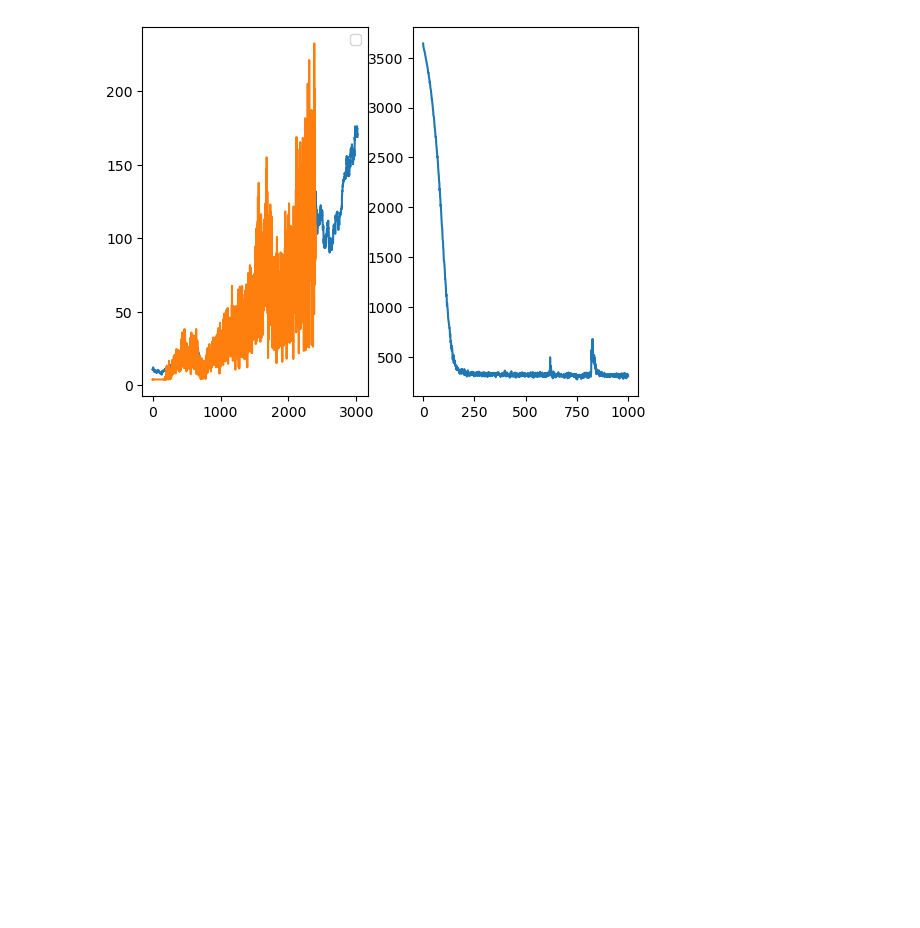
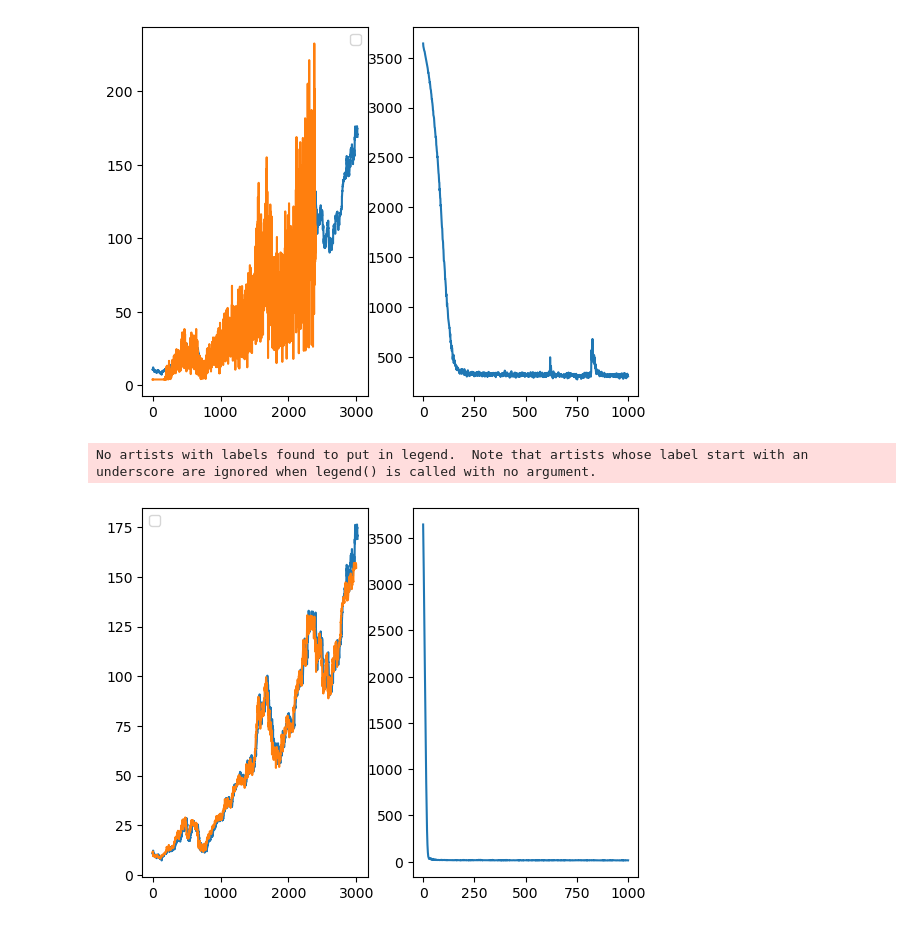
Before and after one commit to yoonhero/Brainstormers, a Jupyter notebook: paperwithcode/LSTM_GRU_RNN.ipynb, the cells around one changed output. Cells and saved outputs as stored; diff of their text form; code cells hidden in the pictures; blank space fills up the shorter version.

```diff
--- a/paperwithcode/LSTM_GRU_RNN.ipynb
+++ b/paperwithcode/LSTM_GRU_RNN.ipynb
@@ -109,7 +109,7 @@ input_dim = 1
 hidden_dim = 19
 num_layers = 2
 output_dim = 1
-num_epochs = 1000
+num_epochs = 300
 # %%
 from torchsummary import summary as summary_
 
@@ -158 +158,29 @@ Estimated Total Size (MB): 0.11
 ----------------------------------------------------------------
+# %%
+from torchsummary import summary as summary_
+
+class RNN_v2(nn.Module):
+    def __init__(self, input_dim, hidden_dim, num_layers, output_dim):
+        super(RNN_v2, self).__init__()
+        self.rnn1 = nn.RNN(input_size=input_dim, hidden_size=hidden_dim, num_layers=num_layers, batch_first=True)
+        self.rnn2 = nn.RNN(input_size=hidden_dim, hidden_size=hidden_dim, num_layers=num_layers, batch_first=True)
+        self.fc = nn.Linear(hidden_dim, 300)
+        self.batchnorm = nn.BatchNorm1d(300)
+        self.relu = nn.ReLU()
+        self.dropout = nn.Dropout(0.5)
+        self.fc2 = nn.Linear(300, output_dim)
+
+    def forward(self, x):
+        out, state_ = self.rnn1(x)
+        out, state_ = self.rnn2(out)
+        out = out[:, -1, :]
+        out = self.fc(out)
+        out = self.batchnorm(out)
+        out = self.relu(out)
+        out = self.dropout(out)
+        out = self.fc2(out)
+        return out
+
+
+model = RNN_v2(input_dim, hidden_dim, num_layers, output_dim)
+summary_(model,(19,1),batch_size=10)
@@ -245,3 +300,16 @@ tensor([[  3.9792],
         [ 90.3984],
         [119.8221]], grad_fn=<AddmmBackward0>)
 [figure]
+# %%
+### 4차 테스트
+model.eval()
+with torch.no_grad():
+    y_test_rnn_ = x_test.unsqueeze(2)
+    y_finally_pred1 = model(x_train_rnn)
+    y_finally_pred2 = model(y_test_rnn_)
+    y = np.concatenate([y_finally_pred1, y_finally_pred2])
+
+show_history(hist, price.to_numpy(), y)
+# %% [output]
+No artists with labels found to put in legend.  Note that artists whose label start with an underscore are ignored when legend() is called with no argument.
+[figure, added]
```
Also changed, not shown: parts of 5 cells of this notebook.
